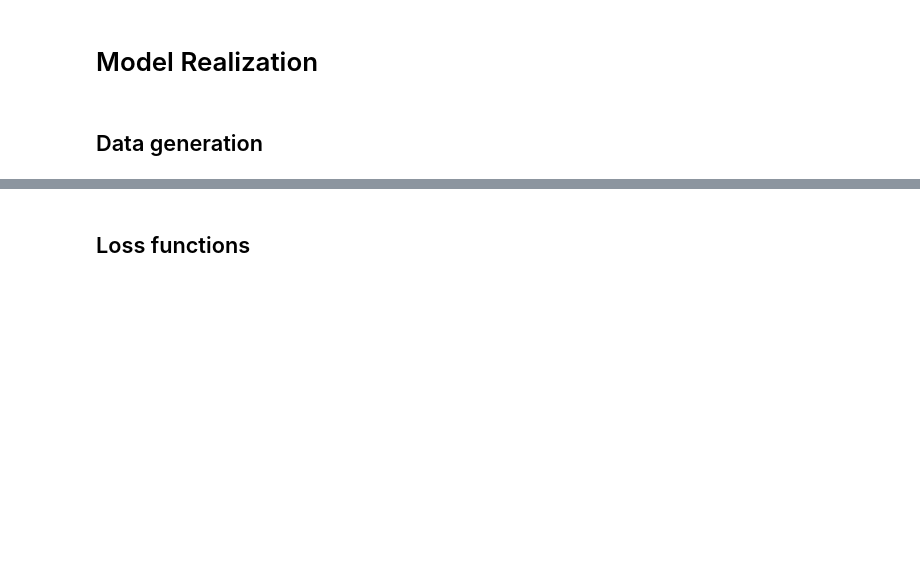
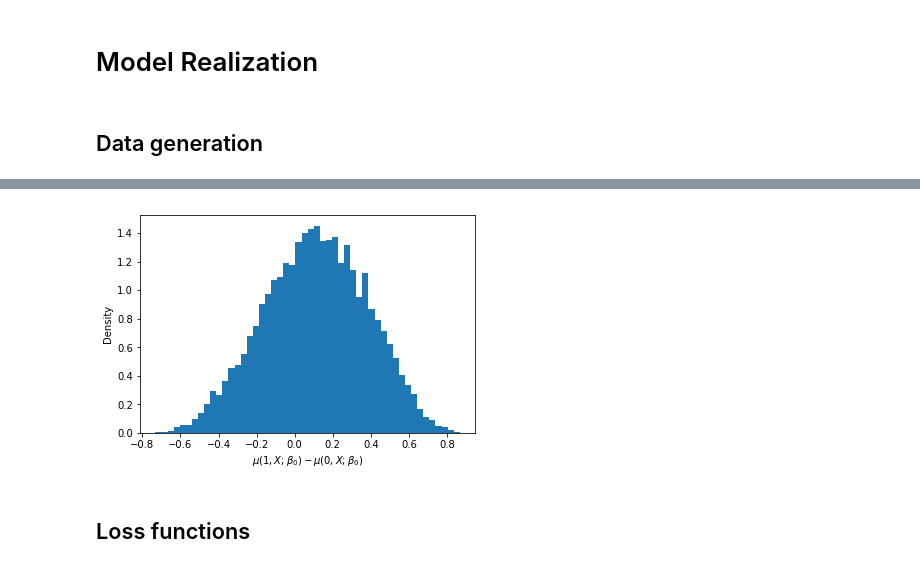
Before and after one commit to ideechy/Online-Decision-Making, a Jupyter notebook: ODMSGD.ipynb, the cells around one changed output, grey strips where cells are left out. Cells and saved outputs as stored; diff of their text form; code cells hidden in the pictures; blank space fills up the shorter version.

```diff
--- a/ODMSGD.ipynb
+++ b/ODMSGD.ipynb
@@ -54,3 +64,10 @@ def LinearGenerator(n=1, X=None, A=None, generate_Y=False):
+# %%
+plt.hist(sigmoid(Y['1']) - sigmoid(Y['0']), 50, density=True)
+plt.xlabel(r'$\mu(1, X; \beta_0) - \mu(0, X; \beta_0)$')
+plt.ylabel('Density')
+plt.savefig("logistic_data.pdf")
+# %% [output]
+[figure, added]
 # %%
 def LogisticGenerator(n=1, X=None, A=None, generate_Y=False):
     if X is None:
```
Also changed, not shown: parts of 49 cells of this notebook, 7 other files.
